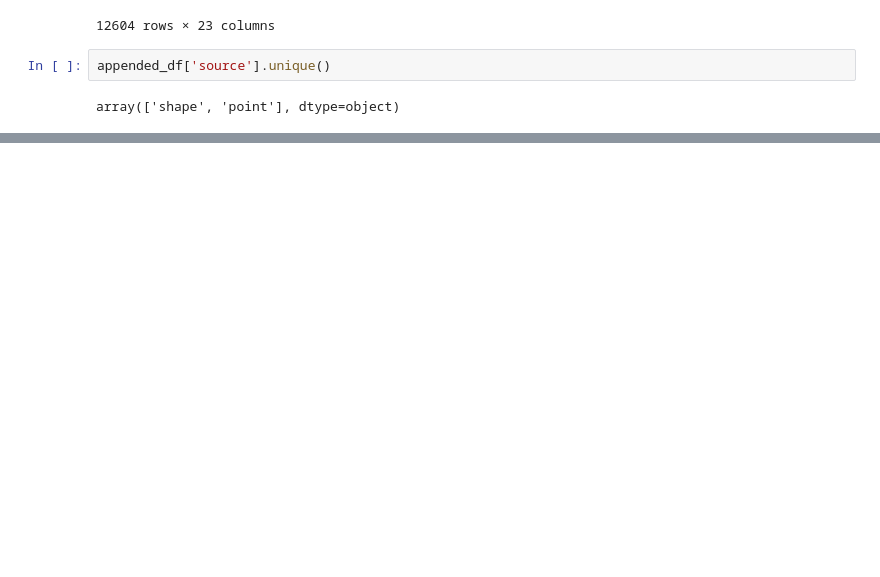
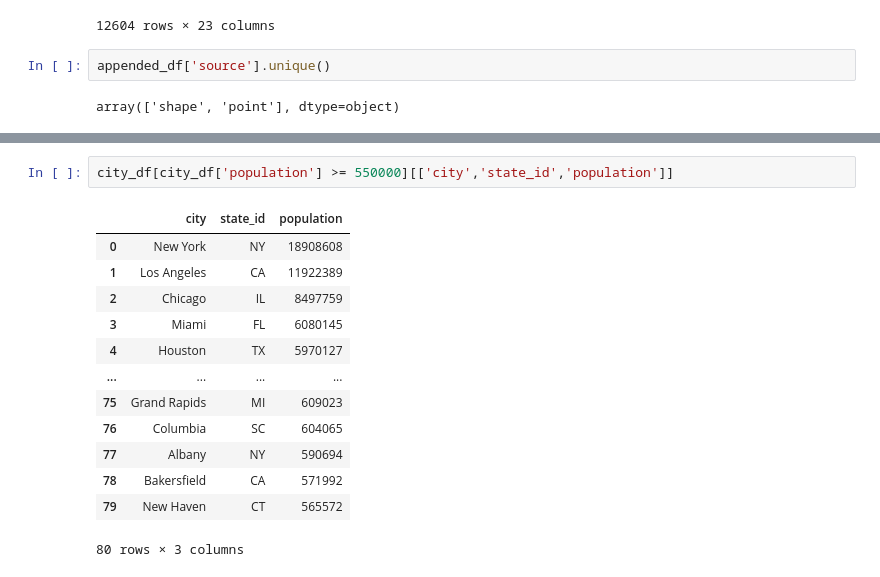
Before and after one commit to colinsutedja/COGS_118B_Project, a Jupyter notebook: Load datasets.ipynb, the cells around one changed output, grey strips where cells are left out. Saved outputs shown, nothing was run; the diff lists cells and outputs as text; blank space fills up the shorter version.

```diff
--- a/Load datasets.ipynb
+++ b/Load datasets.ipynb
@@ -179,0 +197,16 @@ array(['shape', 'point'], dtype=object)
+# %%
+city_df[city_df['population'] >= 550000][['city','state_id','population']]
+# %% [output]
+|  | city | state_id | population |
+| 0 | New York | NY | 18908608 |
+| 1 | Los Angeles | CA | 11922389 |
+| 2 | Chicago | IL | 8497759 |
+| 3 | Miami | FL | 6080145 |
+| 4 | Houston | TX | 5970127 |
+| ... | ... | ... | ... |
+| 75 | Grand Rapids | MI | 609023 |
+| 76 | Columbia | SC | 604065 |
+| 77 | Albany | NY | 590694 |
+| 78 | Bakersfield | CA | 571992 |
+| 79 | New Haven | CT | 565572 |
+80 rows × 3 columns
```
Also changed, not shown: parts of 7 cells of this notebook, 3 other files.
